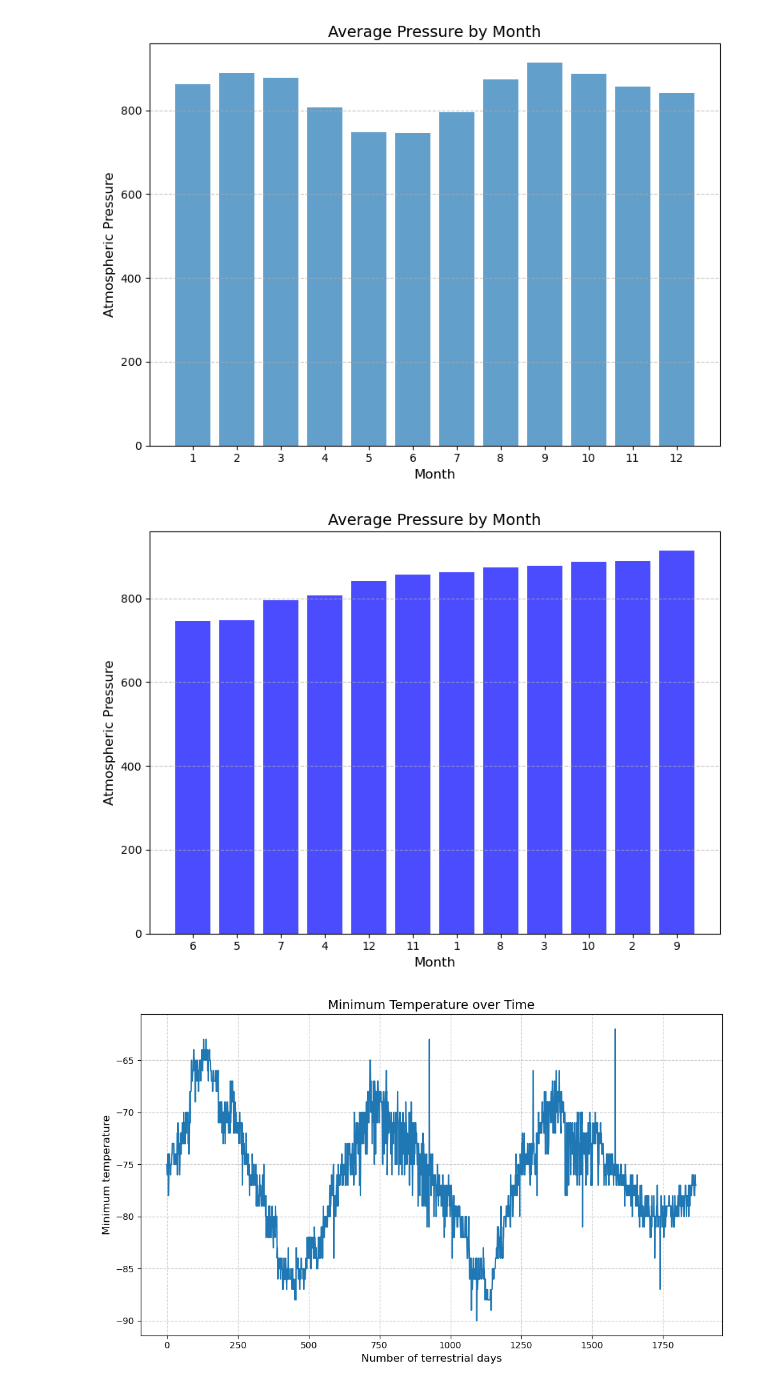
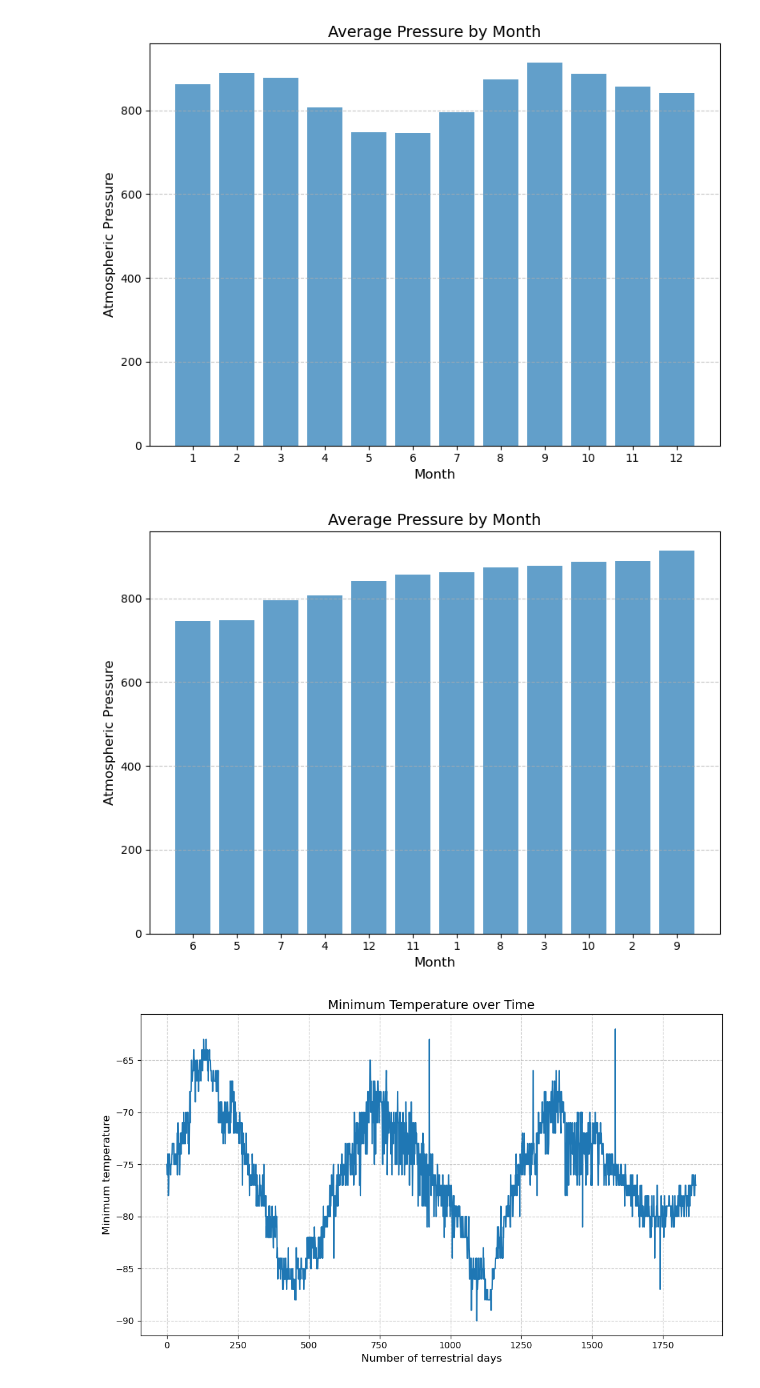
Before and after one commit to AzaniaHH/Module-11-Data-Collection-Challenge, a Jupyter notebook: part_2_mars_weather.ipynb, the cells around one changed output. Drawn from its saved outputs; the diff is of its cells as text; code cells hidden in the pictures.

```diff
--- a/part_2_mars_weather.ipynb
+++ b/part_2_mars_weather.ipynb
@@ -227,17 +227,17 @@ plt.show()
 # %%
 # Identify the lowest and highest pressure months in Curiosity's location by sorting the previous graph
 sorted_avg_pressure_by_month = average_pressure_by_month.sort_values(ascending=True)
 plt.figure(figsize=(8, 6))
-plt.bar(range(1, 13), sorted_avg_pressure_by_month.values, color='blue', alpha=0.7)
+plt.bar(range(1, 13), sorted_avg_pressure_by_month.values, alpha=0.7)
 plt.title('Average Pressure by Month', fontsize=14)
 plt.xlabel('Month', fontsize=12)
 plt.ylabel('Atmospheric Pressure', fontsize=12)
 plt.xticks(range(1, 13), sorted_avg_pressure_by_month.index, fontsize=10, rotation=0)
 plt.grid(axis='y', linestyle='--', alpha=0.7)
 plt.tight_layout()
 plt.show()
 # %% [output]
-[figure, old version]
+[figure, new version]
 # %%
 # 5. How many terrestrial (Earth) days are there in a Martian year?
 # Visually estimate the result by plotting the daily minimum temperature of each observation in the data set.
```
Also changed, not shown: parts of 4 cells of this notebook.
